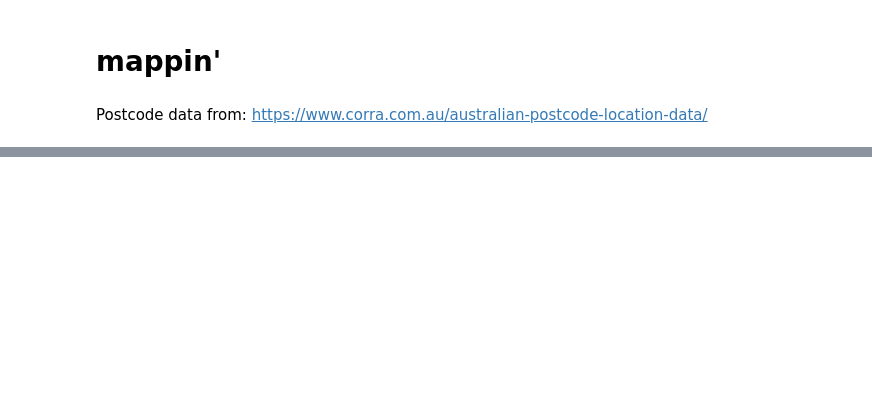
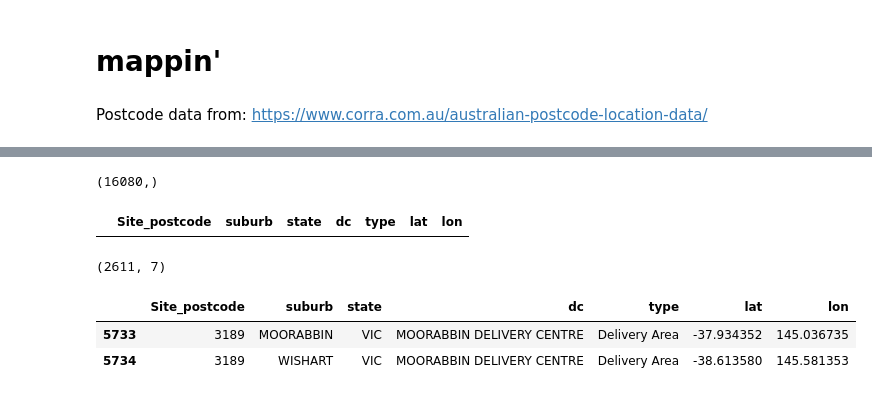
Before and after one commit to IsaKiko/lockdown4_graphs, a Jupyter notebook: lockdown4.ipynb, the cells around one changed output, grey strips where cells are left out. Drawn from its saved outputs; the diff is of its cells as text; code cells hidden in the pictures; blank space fills up the shorter version.

```diff
--- a/lockdown4.ipynb
+++ b/lockdown4.ipynb
@@ -292,0 +424,8 @@ fig_map
+# %%
+df_loc.Site_postcode.shape
+# %% [output]
+(16080,)
+# %%
+df_loc.query('type == "Delivery Area"')
+# %% [output]
+|  | Site_postcode | suburb | state | dc | type | lat | lon |
@@ -292,0 +434,10 @@ fig_map
+# %%
+df_loc.query('type == "Delivery Area"').drop_duplicates(subset=['Site_postcode']).shape
+# %% [output]
+(2611, 7)
+# %%
+df_loc.query('Site_postcode == "3189"')
+# %% [output]
+|  | Site_postcode | suburb | state | dc | type | lat | lon |
+| 5733 | 3189 | MOORABBIN | VIC | MOORABBIN DELIVERY CENTRE | Delivery Area | -37.934352 | 145.036735 |
+| 5734 | 3189 | WISHART | VIC | MOORABBIN DELIVERY CENTRE | Delivery Area | -38.613580 | 145.581353 |
```
Also changed, not shown: parts of 28 cells of this notebook, 1 other file.
